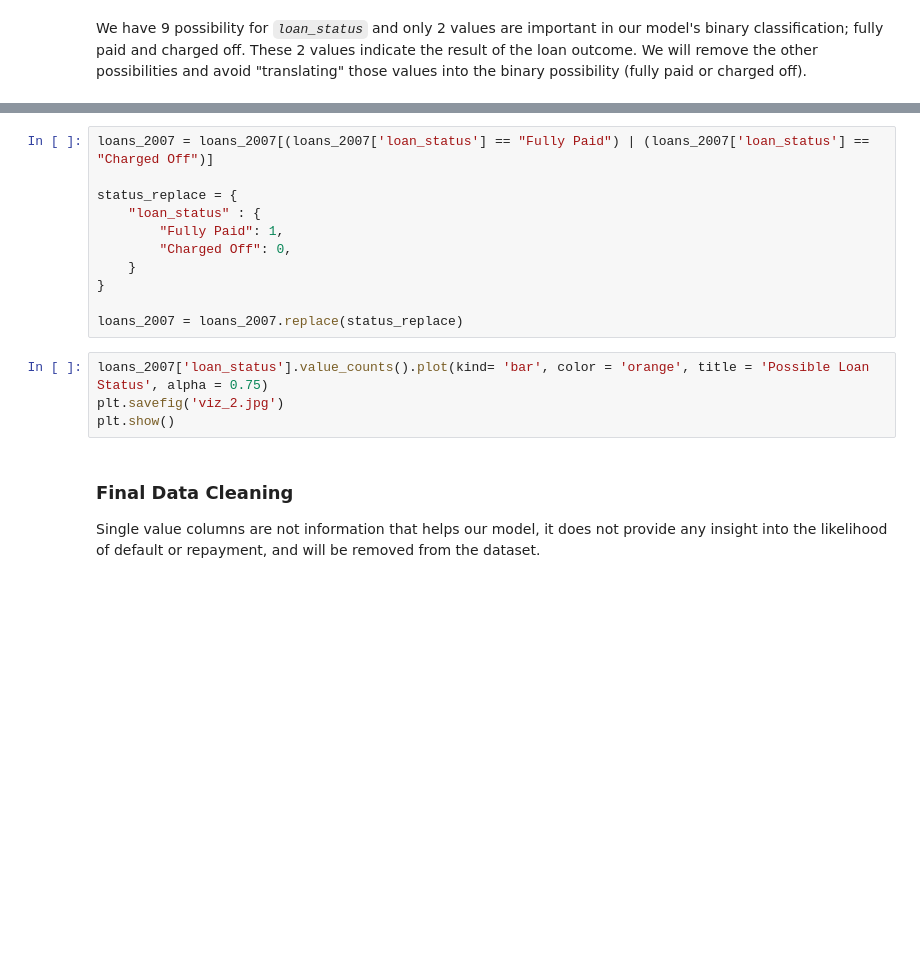
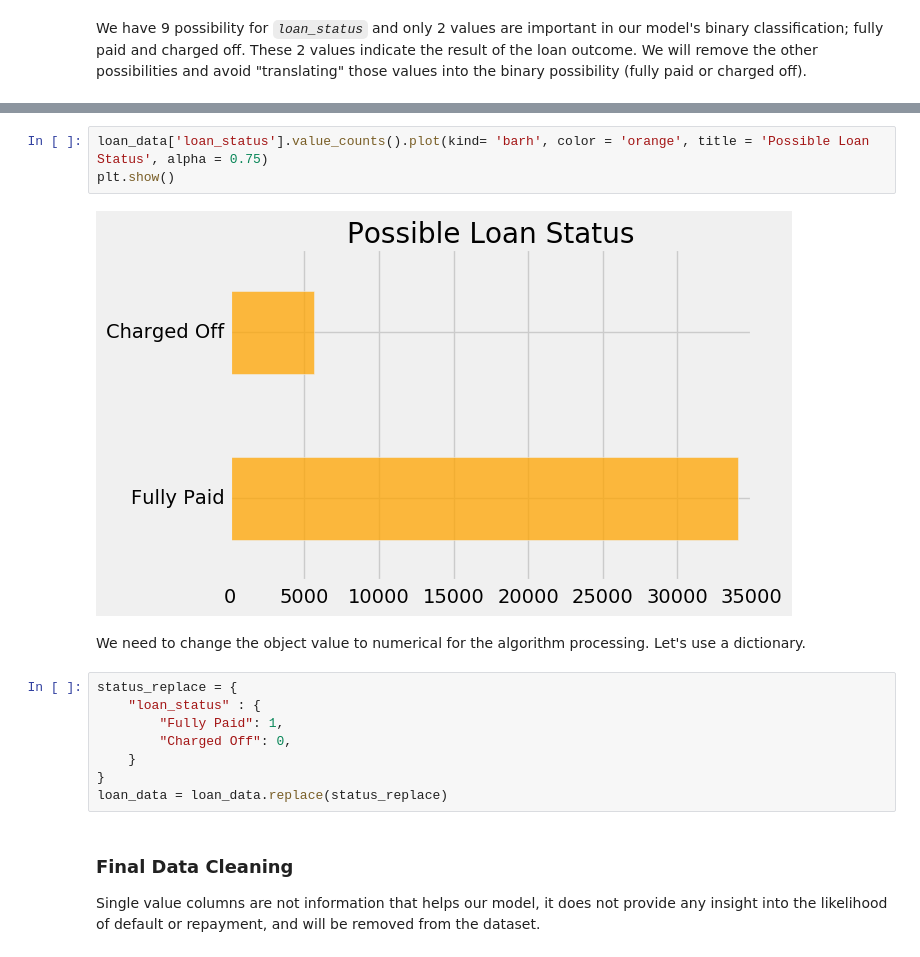
Before and after one commit to lemoinef/Loan-Default-Prediction, a Jupyter notebook: loan_default_prediction.ipynb, the cells around one changed output, grey strips where cells are left out. Cells and saved outputs as stored; diff of their text form; blank space fills up the shorter version.

```diff
--- a/loan_default_prediction.ipynb
+++ b/loan_default_prediction.ipynb
@@ -198,18 +212,18 @@ We have 9 possibility for *`loan_status`* and only 2 values are important in our
+# %%
+loan_data['loan_status'].value_counts().plot(kind= 'barh', color = 'orange', title = 'Possible Loan Status', alpha = 0.75)
+plt.show()
+# %% [output]
+[figure, added]
+# %% [markdown]
+We need to change the object value to numerical for the algorithm processing. Let's use a dictionary.
 # %%
-loans_2007 = loans_2007[(loans_2007['loan_status'] == "Fully Paid") | (loans_2007['loan_status'] == "Charged Off")]
-
 status_replace = {
     "loan_status" : {
         "Fully Paid": 1,
         "Charged Off": 0,
     }
 }
-
-loans_2007 = loans_2007.replace(status_replace)
+loan_data = loan_data.replace(status_replace)
-# %%
-loans_2007['loan_status'].value_counts().plot(kind= 'bar', color = 'orange', title = 'Possible Loan Status', alpha = 0.75)
-plt.savefig('viz_2.jpg')
-plt.show()
 # %% [markdown]
 ### Final Data Cleaning
 Single value columns are not information that helps our model, it does not provide any insight into the likelihood of default or repayment, and will be removed from the dataset.
```
Also changed, not shown: parts of 4 cells of this notebook.
